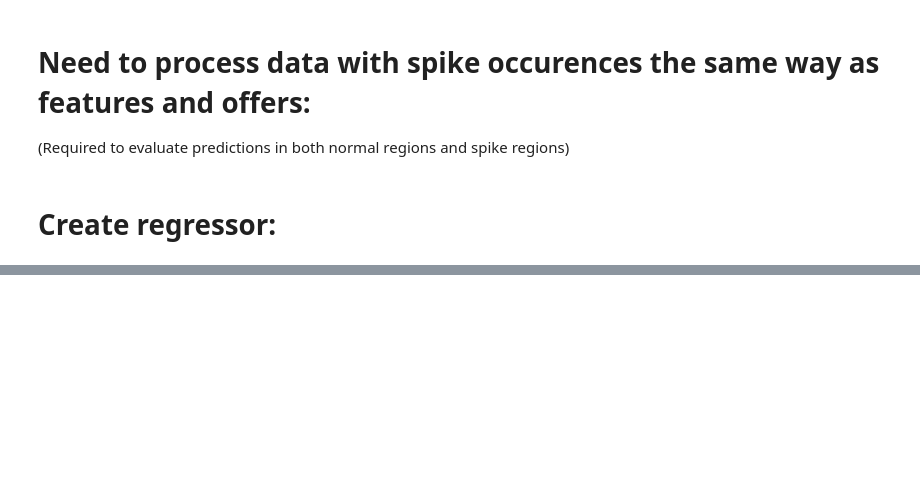
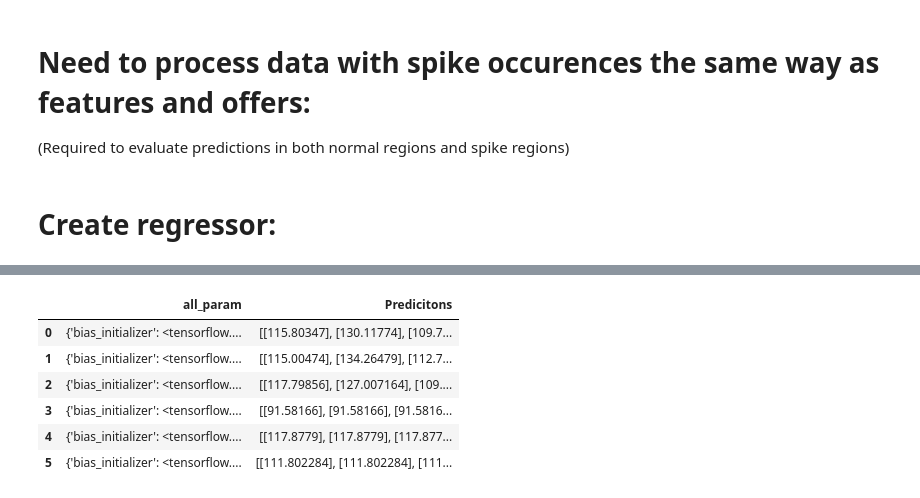
Before and after one commit to mam619/SEF_Thesis, a Jupyter notebook: LSTM_Tuning/Regression_LSTM_Tuning_4_kernel_bias_initializers.ipynb, the cells around one changed output, grey strips where cells are left out. Saved outputs shown, nothing was run; the diff lists cells and outputs as text; code cells hidden in the pictures; blank space fills up the shorter version.

```diff
--- a/LSTM_Tuning/Regression_LSTM_Tuning_4_kernel_bias_initializers.ipynb
+++ b/LSTM_Tuning/Regression_LSTM_Tuning_4_kernel_bias_initializers.ipynb
@@ -411,0 +456,10 @@ results.style.apply(highlight_min)
+# %%
+y_pred
+# %% [output]
+|  | all_param | Predicitons |
+| 0 | {'bias_initializer': <tensorflow.... | [[115.80347], [130.11774], [109.7... |
+| 1 | {'bias_initializer': <tensorflow.... | [[115.00474], [134.26479], [112.7... |
+| 2 | {'bias_initializer': <tensorflow.... | [[117.79856], [127.007164], [109.... |
+| 3 | {'bias_initializer': <tensorflow.... | [[91.58166], [91.58166], [91.5816... |
+| 4 | {'bias_initializer': <tensorflow.... | [[117.8779], [117.8779], [117.877... |
+| 5 | {'bias_initializer': <tensorflow.... | [[111.802284], [111.802284], [111... |
```
Also changed, not shown: parts of 4 cells of this notebook, 5 other files.
